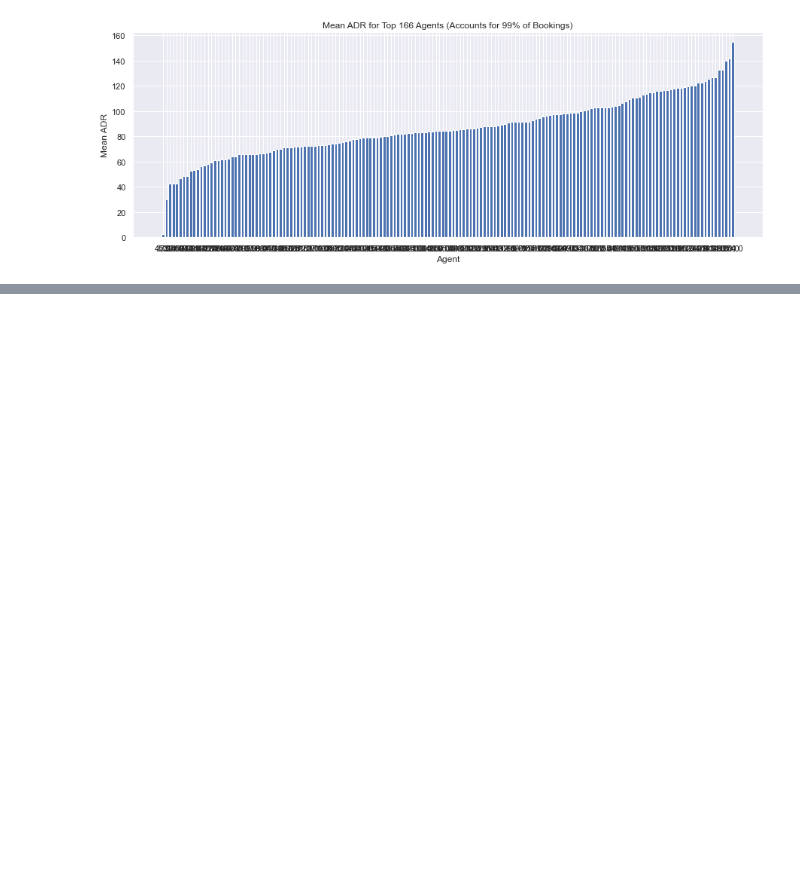
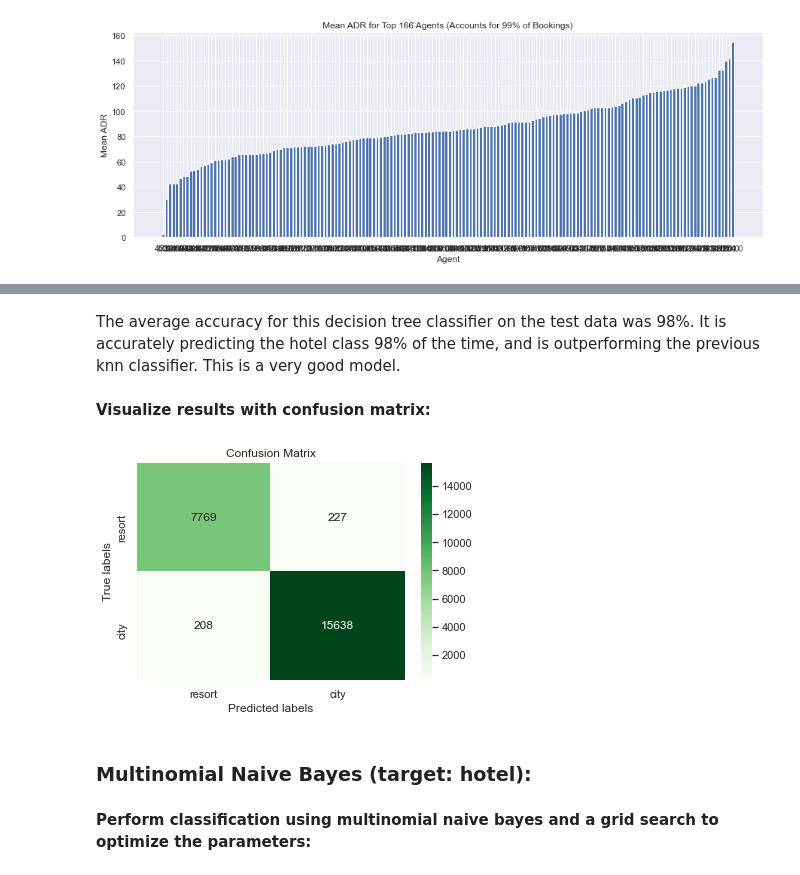
Before and after one commit to John-Rooney/DSC478_Group_Project, a Jupyter notebook: DSC 478 Final Project.ipynb, the cells around one changed output, grey strips where cells are left out. Saved outputs shown, nothing was run; the diff lists cells and outputs as text; code cells hidden in the pictures; blank space fills up the shorter version.

```diff
--- a/DSC 478 Final Project.ipynb
+++ b/DSC 478 Final Project.ipynb
@@ -547,0 +579,6 @@ test.shape
+# %%
+clf2 = tree.DecisionTreeClassifier()                                                       # initialize dt classifier
+parameters = {'criterion': ['gini', 'entropy'], 'min_samples_split': [2,4,8,15,30,50,100]} # grid search parameters for criterion & min_samples_split
+gs2 = GridSearchCV(clf2, parameters, verbose=1, cv=5)  # initialize grid search w/ parameters & 5-fold cv
+# %%
+gs2.fit(train, target_train)   # perform grid search on training data
@@ -547,0 +605,8 @@ test.shape
+# %%
+clf2 = tree.DecisionTreeClassifier(criterion='entropy', min_samples_split=2)  # initialize dt classifier with entropy impurity measure and min samples per split = 2
+
+clf2.fit(train, target_train)                         # fit on training data
+
+pred_test_target = clf2.predict(test)                 # predict classes of test set
+
+print(classification_report(target_test, pred_test_target))  # print classification report
@@ -547,0 +622,19 @@ test.shape
+# %% [markdown]
+The average accuracy for this decision tree classifier on the test data was 98%. It is accurately predicting the hotel class 98% of the time, and is outperforming the previous knn classifier.  This is a very good model.
+# %% [markdown]
+__Visualize results with confusion matrix:__
+# %%
+dtcm = confusion_matrix(target_test, pred_test_target)
+
+ax= plt.subplot()
+sns.heatmap(dtcm, annot=True, fmt='d', cmap='Greens', ax = ax);
+
+ax.set_xlabel('Predicted labels');ax.set_ylabel('True labels');
+ax.set_title('Confusion Matrix');
+ax.xaxis.set_ticklabels(['resort', 'city']); ax.yaxis.set_ticklabels(['resort', 'city']);
+# %% [output]
+[figure, added]
+# %% [markdown]
+### Multinomial Naive Bayes (target: hotel):
+# %% [markdown]
+__Perform classification using multinomial naive bayes and a grid search to optimize the parameters:__
```
Also changed, not shown: parts of 53 cells of this notebook.
